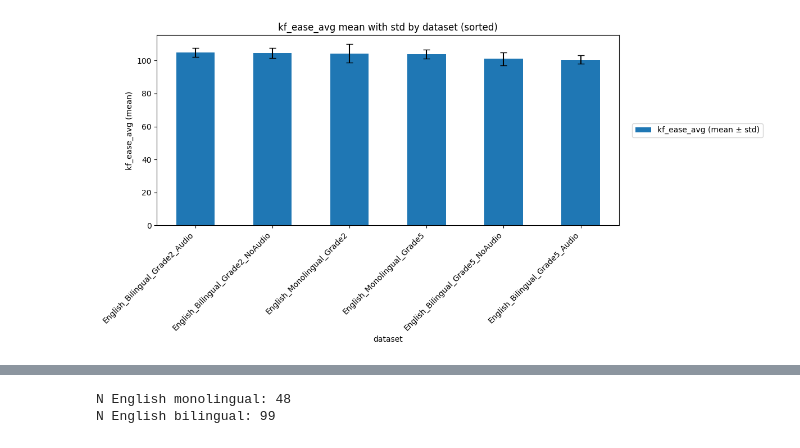
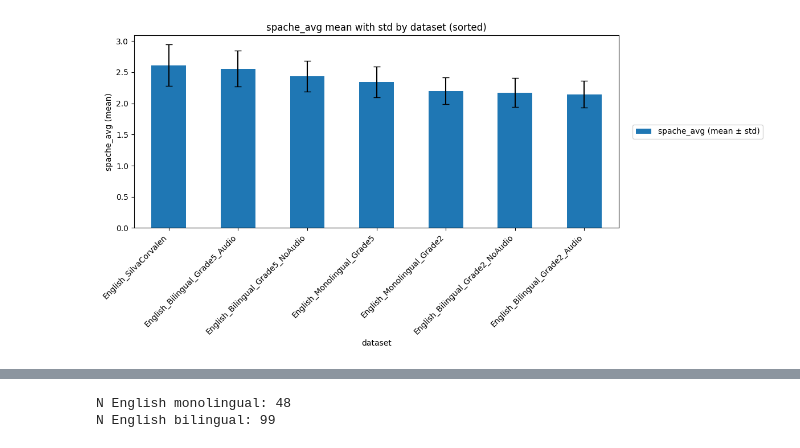
Before and after one commit to nachodll/complex-sentences-acquisition, a Jupyter notebook: 3_create_plots.ipynb, the cells around one changed output, grey strips where cells are left out. Cells and saved outputs as stored; diff of their text form; code cells hidden in the pictures.

```diff
--- a/3_create_plots.ipynb
+++ b/3_create_plots.ipynb
@@ -29,26 +18,26 @@ grouped_df
 # %%
 def make_barplot(column_name, ascending=False):
     means = grouped_df[(column_name, 'mean')]
     stds = grouped_df[(column_name, 'std')]
     df_plot = pd.DataFrame({'mean': means, 'std': stds}).sort_values('mean', ascending=ascending)
 
     fig, ax = plt.subplots(figsize=(14,6))
     df_plot['mean'].plot(kind='bar', yerr=df_plot['std'], capsize=4, ax=ax, color='C0', label=f'{column_name} (mean ± std)')
 
     ax.set_ylabel(f'{column_name} (mean)')
     ax.set_title(f'{column_name} mean with std by dataset (sorted)')
     ax.set_xticklabels(df_plot.index, rotation=45, ha='right')
 
     ax.legend(loc='center left', bbox_to_anchor=(1.02, 0.5))
     plt.tight_layout(rect=[0, 0, 0.85, 1])
     plt.show()
 
 
 # Sort descending by default (highest mean first). Set ascending=True for lowest-first.
 
-make_barplot("kf_ease_avg", ascending=False)
+make_barplot("spache_avg", ascending=False)
 # %% [output]
-[figure, old version]
+[figure, new version]
 # %%
 import ast
 total_vals = []
```
Also changed, not shown: parts of 7 cells of this notebook, 4 other files.
